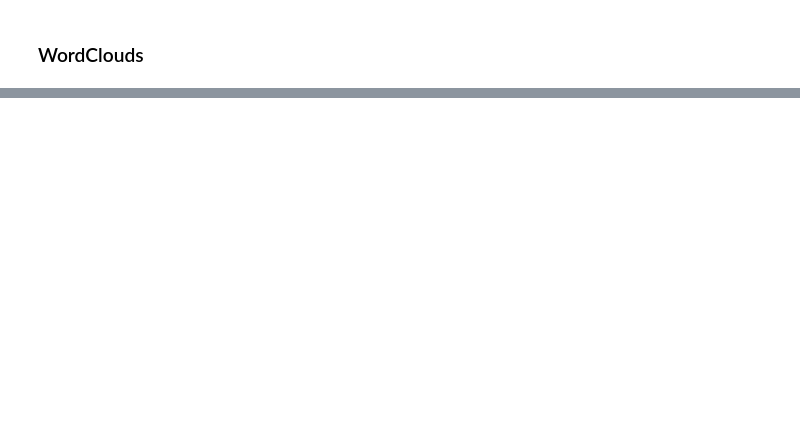
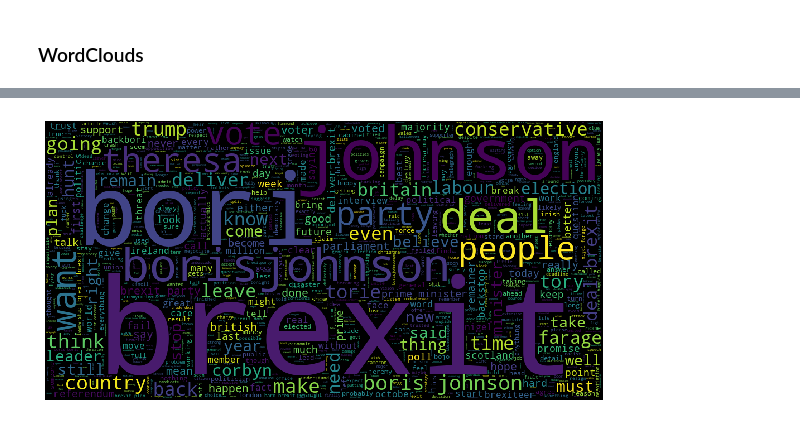
Before and after one commit to ta-data-lis/final-project, a Jupyter notebook: your-project/Sentiment Analysis.ipynb, the cells around one changed output, grey strips where cells are left out. Drawn from its saved outputs; the diff is of its cells as text; code cells hidden in the pictures; blank space fills up the shorter version.

```diff
--- a/your-project/Sentiment Analysis.ipynb
+++ b/your-project/Sentiment Analysis.ipynb
@@ -99,0 +99,21 @@ cdf
+# %%
+df_march = cdf[(cdf.MONTH_STR == 'Mar')]
+df_april = cdf[(cdf.MONTH_STR == 'Apr')]
+df_june = cdf[(cdf.MONTH_STR == 'Jun')]
+df_july = cdf[(cdf.MONTH_STR == 'Jul')]
+df_nov = cdf[(cdf.MONTH_STR == 'Nov')]
+df_dec = cdf[(cdf.MONTH_STR == 'Dec')]
+# %%
+#vectorizing with TfidfVectorizer for wordclous
+tweets = [tweet for tweet in df_july['TWEET_CLEANED'] if tweet not in ['brexit','theresa', 'may', 'johnson']]
+tfidf_vec = TfidfVectorizer(use_idf=True, ngram_range=(1,3))
+tfidf_m = tfidf_vec.fit_transform(tweets)
+feature_names = tfidf_vec.get_feature_names()
+# %%
+wc = WordCloud(height=500, width=1000, max_words=1000).generate(" ".join(feature_names))
+plt.figure(figsize=(10, 10))
+plt.imshow(wc)
+plt.axis("off")
+plt.show()
+# %% [output]
+[figure, added]
```
Also changed, not shown: parts of 10 cells of this notebook, 2 other files.
